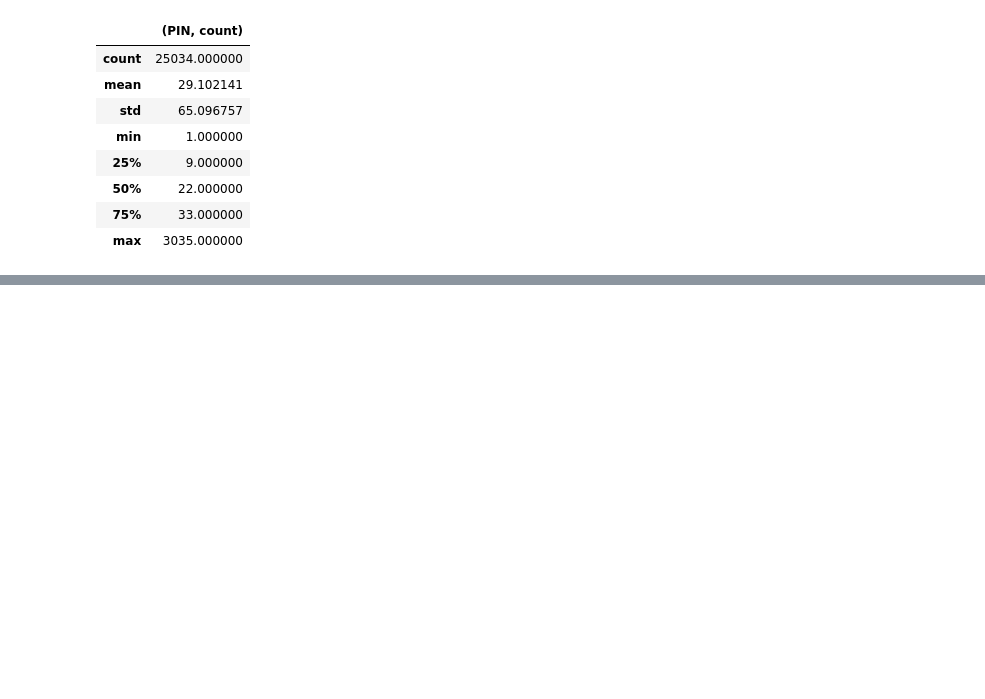
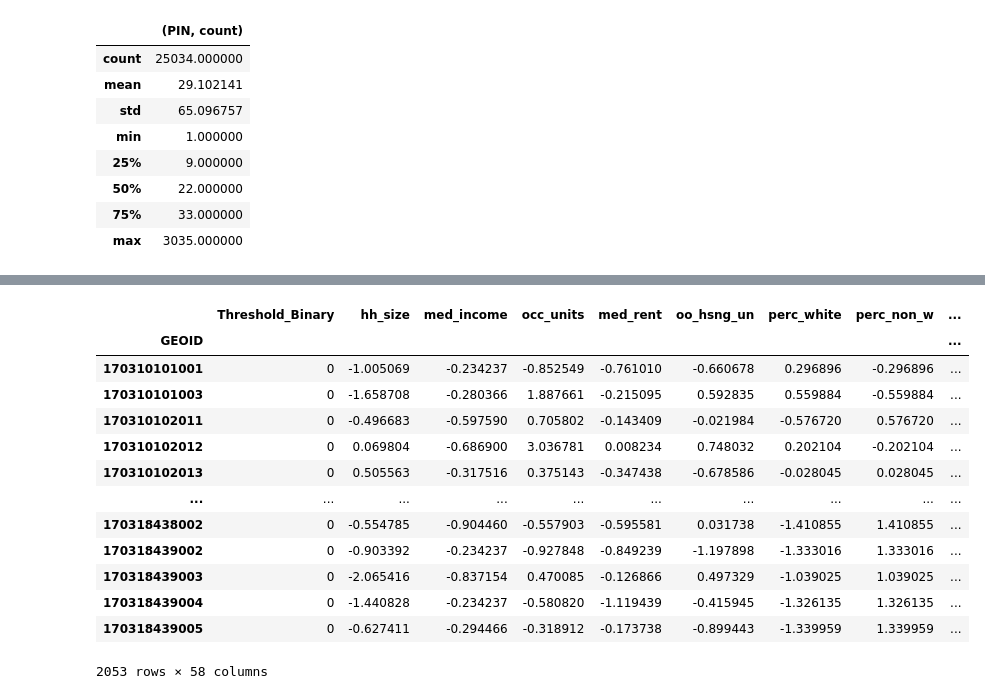
Before and after one commit to vbalza/chicago_water_lead, a Jupyter notebook: AssessmentData.ipynb, the cells around one changed output, grey strips where cells are left out. Saved outputs shown, nothing was run; the diff lists cells and outputs as text; code cells hidden in the pictures; blank space fills up the shorter version.

```diff
--- a/AssessmentData.ipynb
+++ b/AssessmentData.ipynb
@@ -45,11 +48,15 @@ col_list = ['Property Address', 'PIN', 'Longitude', 'Latitude',
             'Roof Material', 'Repair Condition', 'Renovation',
             'Prior Tax Year Market Value Estimate (Land)',
             'Prior Tax Year Market Value Estimate (Building)', 'Land Square Feet',
-            'Building Square Feet', 'Age', 'Total Building Square Feet']
+            'Building Square Feet', 'Age']
 
 for col in col_list:
     print(pipeline.describe(initial_assessments[col]))
     print("-" * 30)
+
+# Field Descriptions:
+# https://datacatalog.cookcountyil.gov/Property-Taxation/Cook-County-Assessor-s-Residential-Property-Charac/bcnq-qi2z
+
 # Important features:
 # Percentages of those in block group: distinct Property Class,
 # distinct wall material, distinct roof material, Repair Condition, Renovation
@@ -59,7 +66,8 @@ for col in col_list:
 
 # Medians & Means:
 # Prior Year Market Value Estimate (Land), & Building, Land Square Feet,
-# Building Square Feet, Total Building Square Feet
+# Building Square Feet
+# Total Building Square Feet applies to condominiums (Property Class 299) only
 
 pipeline.group_count(initial_assessments, 'Age').sort_values(ascending=False)
 # Note that the Assessment data imputes '10' for any houses missing their age.
@@ -681,0 +593,10 @@ dtype: bool
+# %%
+water_block_group = gpd.sjoin(left_df=acs_g, right_df=water_clean, how='inner')
+water_block_group = water_block_group.groupby('GEOID').agg({
+    'Address': 'count',
+    'Threshold': 'sum',
+    '1st Draw': 'mean',
+    '2-3 Minute': 'mean',
+    '5 Minute': 'mean'
+})
+pipeline.show(water_block_group)
@@ -681,0 +663,6 @@ dtype: bool
+# %%
+water_classification = pipeline.impute_missing(water_classification)
+# Of note, all property class 299 (condominiums) have NaN for building square feet,
+# but many other property classes do as well.
+# Total Building Square Feet was unfortunately all NaN for Property Class 299, despite
+# what the documentation said.
@@ -681,0 +687,22 @@ dtype: bool
+# %%
+scaler = pipeline.normalized_values(
+    water_classification, ignore=['Threshold_Binary'], quiet=True)
+# %%
+pipeline.normalize(
+    water_classification, scaler, ignore=['Threshold_Binary'],
+    inplace=True)
+# %% [output]
+|  | Threshold_Binary | hh_size | med_income | occ_units | med_rent | oo_hsng_un | perc_white | perc_non_w | ... |
+| GEOID |  |  |  |  |  |  |  |  | ... |
+| 170310101001 | 0 | -1.005069 | -0.234237 | -0.852549 | -0.761010 | -0.660678 | 0.296896 | -0.296896 | ... |
+| 170310101003 | 0 | -1.658708 | -0.280366 | 1.887661 | -0.215095 | 0.592835 | 0.559884 | -0.559884 | ... |
+| 170310102011 | 0 | -0.496683 | -0.597590 | 0.705802 | -0.143409 | -0.021984 | -0.576720 | 0.576720 | ... |
+| 170310102012 | 0 | 0.069804 | -0.686900 | 3.036781 | 0.008234 | 0.748032 | 0.202104 | -0.202104 | ... |
+| 170310102013 | 0 | 0.505563 | -0.317516 | 0.375143 | -0.347438 | -0.678586 | -0.028045 | 0.028045 | ... |
+| ... | ... | ... | ... | ... | ... | ... | ... | ... | ... |
+| 170318438002 | 0 | -0.554785 | -0.904460 | -0.557903 | -0.595581 | 0.031738 | -1.410855 | 1.410855 | ... |
+| 170318439002 | 0 | -0.903392 | -0.234237 | -0.927848 | -0.849239 | -1.197898 | -1.333016 | 1.333016 | ... |
+| 170318439003 | 0 | -2.065416 | -0.837154 | 0.470085 | -0.126866 | 0.497329 | -1.039025 | 1.039025 | ... |
+| 170318439004 | 0 | -1.440828 | -0.234237 | -0.580820 | -1.119439 | -0.415945 | -1.326135 | 1.326135 | ... |
+| 170318439005 | 0 | -0.627411 | -0.294466 | -0.318912 | -0.173738 | -0.899443 | -1.339959 | 1.339959 | ... |
+2053 rows × 58 columns
```
Also changed, not shown: parts of 25 cells of this notebook, 1 other file.
